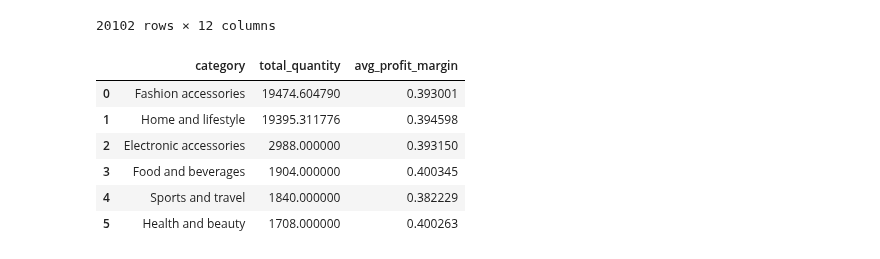
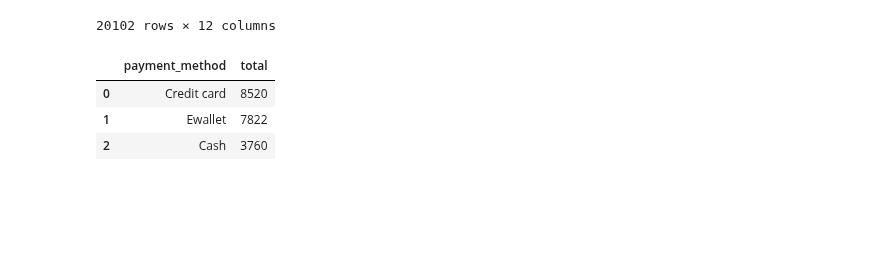
Before and after one commit to Himmu5/data-analysis, a Jupyter notebook: notebooks/walmart_analysis.ipynb, the cells around one changed output. Cells and saved outputs as stored; diff of their text form; code cells hidden in the pictures; blank space fills up the shorter version.

Commit message:
feat: more analysis added for walmart

```diff
--- a/notebooks/walmart_analysis.ipynb
+++ b/notebooks/walmart_analysis.ipynb
@@ -361,12 +361,9 @@ pd.read_sql("select * from walmart;", con=conn)
 | 20101 | 10000 | WALM069 | Rockwall | Fashion accessories | 62.00 | 3.0 | 26/09/20 | 9:48:00 | Cash | ... |
 20102 rows × 12 columns
 # %%
-pd.read_sql("select category, sum(quantity) as total_quantity, AVG(profit_margin) as avg_profit_margin from walmart group by category order by total_quantity desc;", con=conn)
+pd.read_sql("select payment_method,count(*) as total from walmart group by payment_method order by total desc;", con=conn)
 # %% [output]
-|  | category | total_quantity | avg_profit_margin |
-| 0 | Fashion accessories | 19474.604790 | 0.393001 |
-| 1 | Home and lifestyle | 19395.311776 | 0.394598 |
-| 2 | Electronic accessories | 2988.000000 | 0.393150 |
-| 3 | Food and beverages | 1904.000000 | 0.400345 |
-| 4 | Sports and travel | 1840.000000 | 0.382229 |
-| 5 | Health and beauty | 1708.000000 | 0.400263 |
+|  | payment_method | total |
+| 0 | Credit card | 8520 |
+| 1 | Ewallet | 7822 |
+| 2 | Cash | 3760 |
```
Also changed, not shown: 1 other file.
